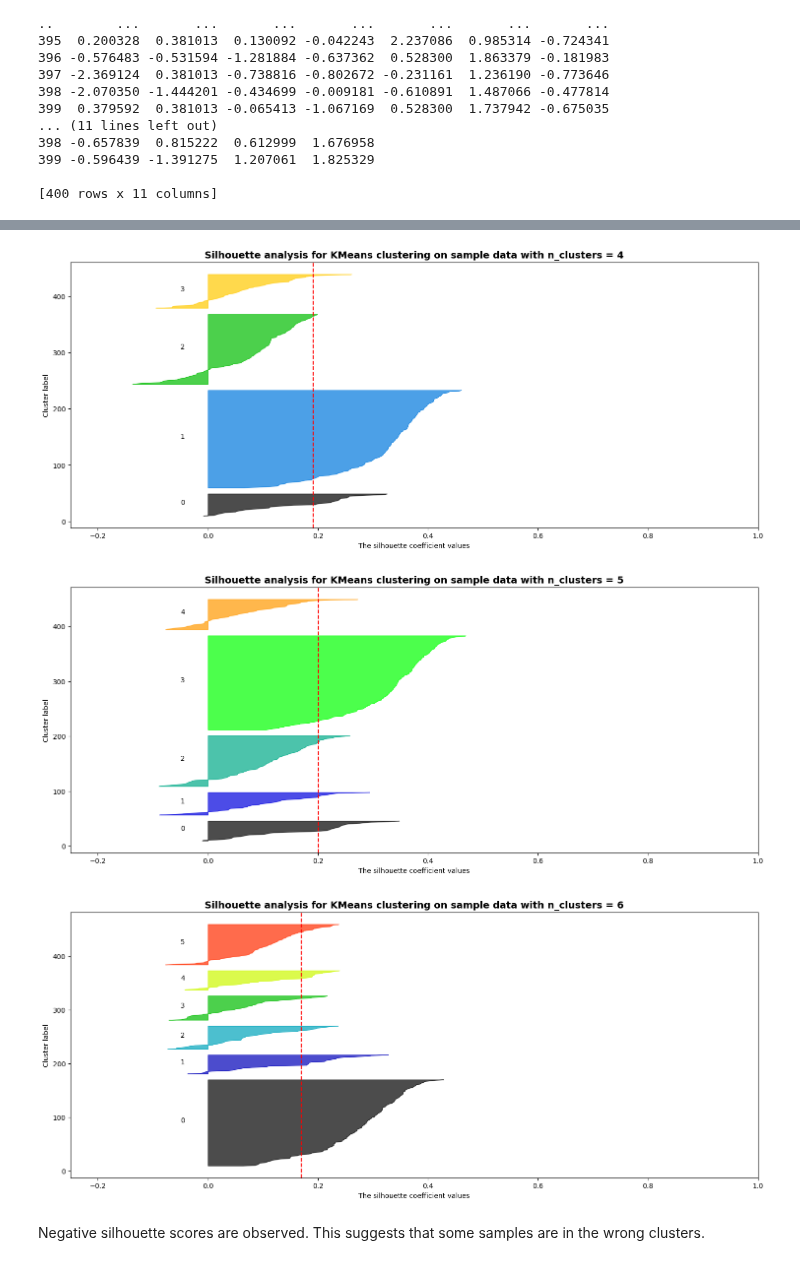
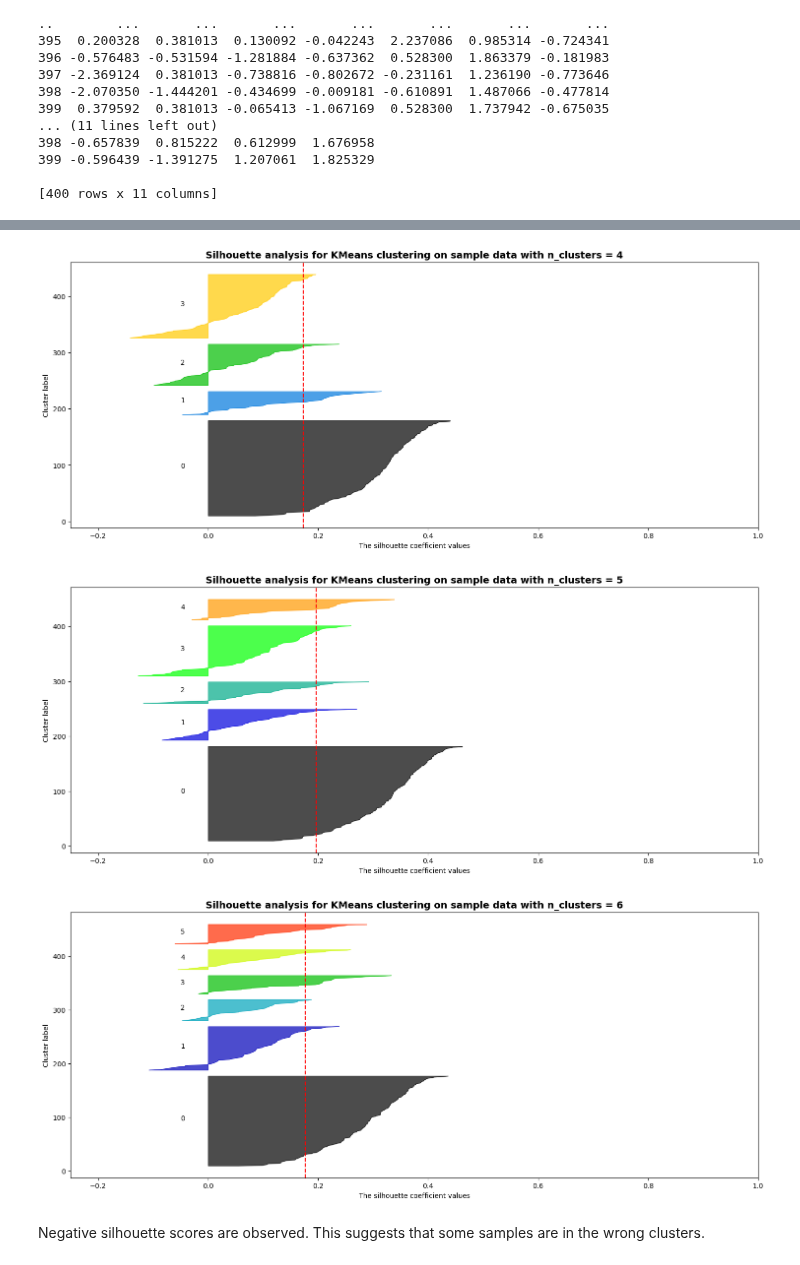
Before and after one commit to Barkesty/Project-Chronic-Kidney-Disease-Classification-Challenge, a Jupyter notebook: project.ipynb, the cells around one changed output, grey strips where cells are left out. Cells and saved outputs as stored; diff of their text form; code cells hidden in the pictures.

```diff
--- a/project.ipynb
+++ b/project.ipynb
@@ -523,10 +505,10 @@ import matplotlib.cm as cm
 range_n_clusters = [2, 3, 4, 5, 6]
 for n_clusters in range_n_clusters:
     km = KMeans(n_clusters = n_clusters, n_init = 20, random_state=1)
-    cluster_labels_km = km.fit_predict(df)
-    silhouette_avg_km = silhouette_score(df, cluster_labels_km)
+    cluster_labels_km = km.fit_predict(df_test)
+    silhouette_avg_km = silhouette_score(df_test, cluster_labels_km)
     # Compute the silhouette scores for each sample
-    sample_silhouette_values = silhouette_samples(df, cluster_labels_km)
+    sample_silhouette_values = silhouette_samples(df_test, cluster_labels_km)
     fig, ax1 = plt.subplots(1, 1)
     fig.set_size_inches(18, 7)
     ax1.set_xlim([-0.25, 1])# change this based on the silhouette range
@@ -577,6 +559,6 @@ for n_clusters in range_n_clusters:
-[figure, old version]
+[figure, new version]
-[figure, old version]
+[figure, new version]
-[figure, old version]
+[figure, new version]
 # %% [markdown]
 Negative silhouette scores are observed. This suggests that some samples are in the wrong clusters.
 # %% [markdown]
```
Also changed, not shown: parts of 15 cells of this notebook.
